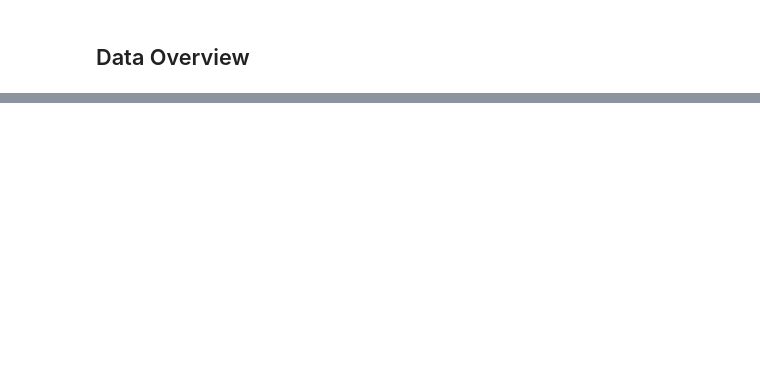
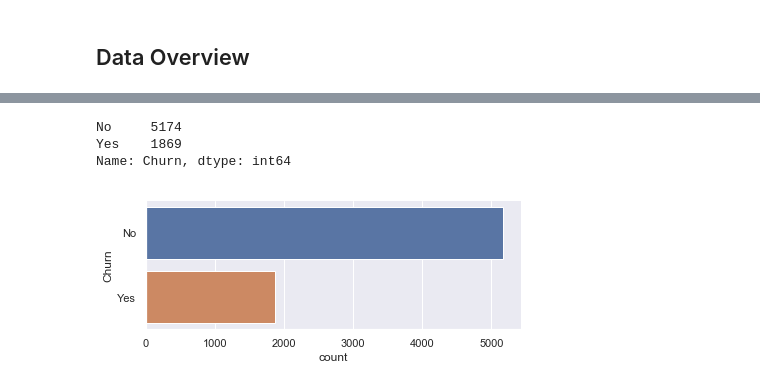
Before and after one commit to danb27/UW-MSIS522, a Jupyter notebook: lab/lab1/lab1_case_study.ipynb, the cells around one changed output, grey strips where cells are left out. Saved outputs shown, nothing was run; the diff lists cells and outputs as text; code cells hidden in the pictures; blank space fills up the shorter version.

```diff
--- a/lab/lab1/lab1_case_study.ipynb
+++ b/lab/lab1/lab1_case_study.ipynb
@@ -1402,33 +28,0 @@ for i,j,k in itertools.zip_longest(lst,range(length),mods) :
-# %%
-lst    = [logit,logit_smote,decision_tree,knn,rfc,
-          gnb,svc_lin,svc_rbf,lgbm_c,xgc]
-
-length = len(lst)
-
-mods   = ['Logistic Regression(Baseline_model)','Logistic Regression(SMOTE)',
-          'Decision Tree','KNN Classifier','Random Forest Classifier',"Naive Bayes",
-          'SVM Classifier Linear','SVM Classifier RBF', 'LGBM Classifier',
-          'XGBoost Classifier']
-
-plt.style.use("dark_background")
-fig = plt.figure(figsize=(12,16))
-fig.set_facecolor("#F3F3F3")
-for i,j,k in itertools.zip_longest(lst,range(length),mods) :
-    qx = plt.subplot(4,3,j+1)
-    probabilities = i.predict_proba(test_X)
-    predictions   = i.predict(test_X)
-    fpr,tpr,thresholds = roc_curve(test_Y,probabilities[:,1])
-    plt.plot(fpr,tpr,linestyle = "dotted",
-             color = "royalblue",linewidth = 2,
-             label = "AUC = " + str(np.around(roc_auc_score(test_Y,predictions),3)))
-    plt.plot([0,1],[0,1],linestyle = "dashed",
-             color = "orangered",linewidth = 1.5)
-    plt.fill_between(fpr,tpr,alpha = .4)
-    plt.fill_between([0,1],[0,1],color = "k")
-    plt.legend(loc = "lower right",
-               prop = {"size" : 12})
-    qx.set_facecolor("k")
-    plt.grid(True,alpha = .15)
-    plt.title(k,color = "b")
-    plt.xticks(np.arange(0,1,.3))
-    plt.yticks(np.arange(0,1,.3))
@@ -1473,0 +37,4 @@ for i,j,k in itertools.zip_longest(lst,range(length),mods) :
+# %%
+# load data from CSV file
+df = pd.read_csv("https://raw.githubusercontent.com/zariable/UW-MSIS522/master/lab/data/telco_customer_churn.csv")
+df.head()
@@ -1473,0 +95,3 @@ for i,j,k in itertools.zip_longest(lst,range(length),mods) :
+# %%
+df['TotalCharges'] = df['TotalCharges'].replace(" ", 0).astype('float')
+df['churn_rate'] = df['Churn'].replace("No", 0).replace("Yes", 1)
@@ -1473,0 +103,8 @@ for i,j,k in itertools.zip_longest(lst,range(length),mods) :
+# %%
+print(df['Churn'].value_counts())
+ax = sns.catplot(y='Churn', kind='count', data=df, height=2.5, aspect=2.5, orient='h')
+# %% [output]
+No     5174
+Yes    1869
+Name: Churn, dtype: int64
+[figure, added]
```
Also changed, not shown: parts of 94 cells of this notebook.
